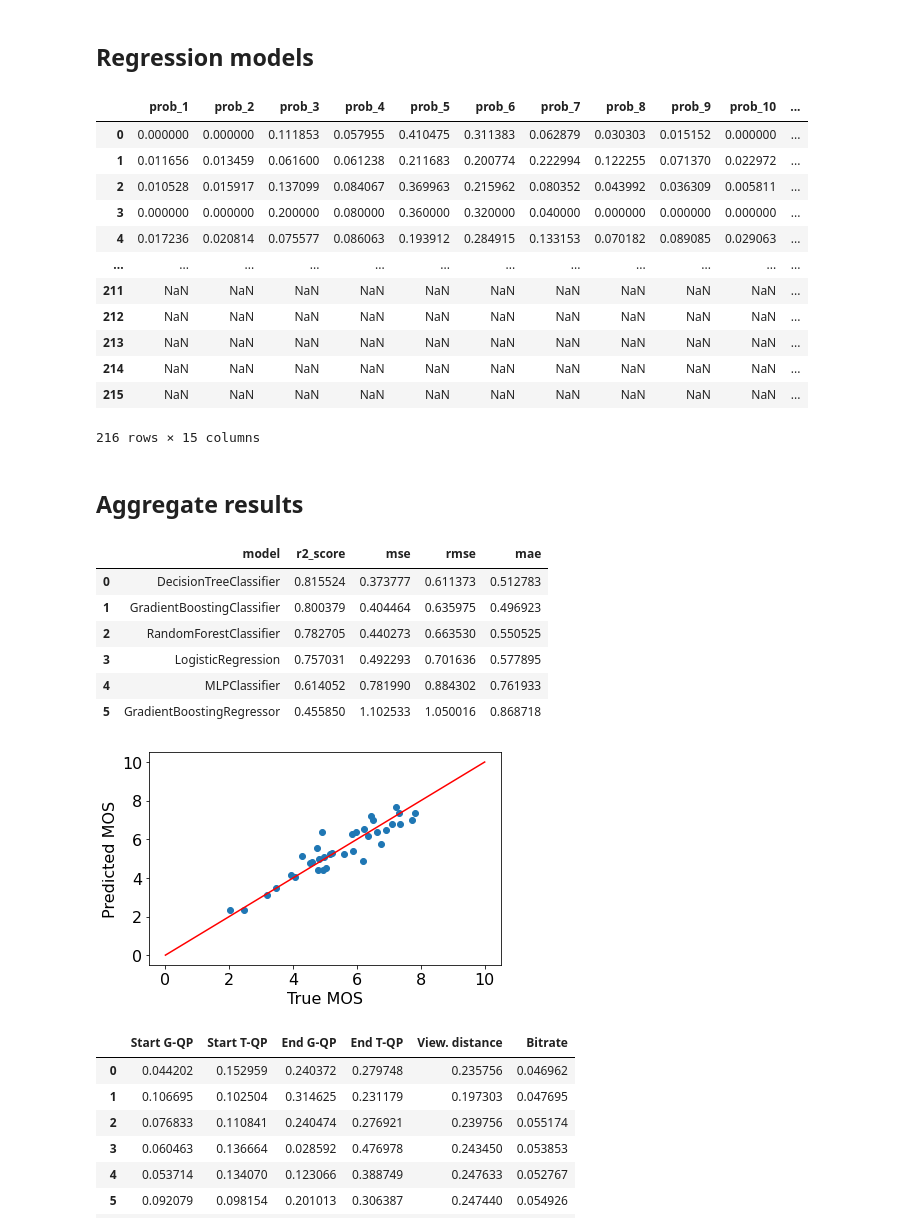
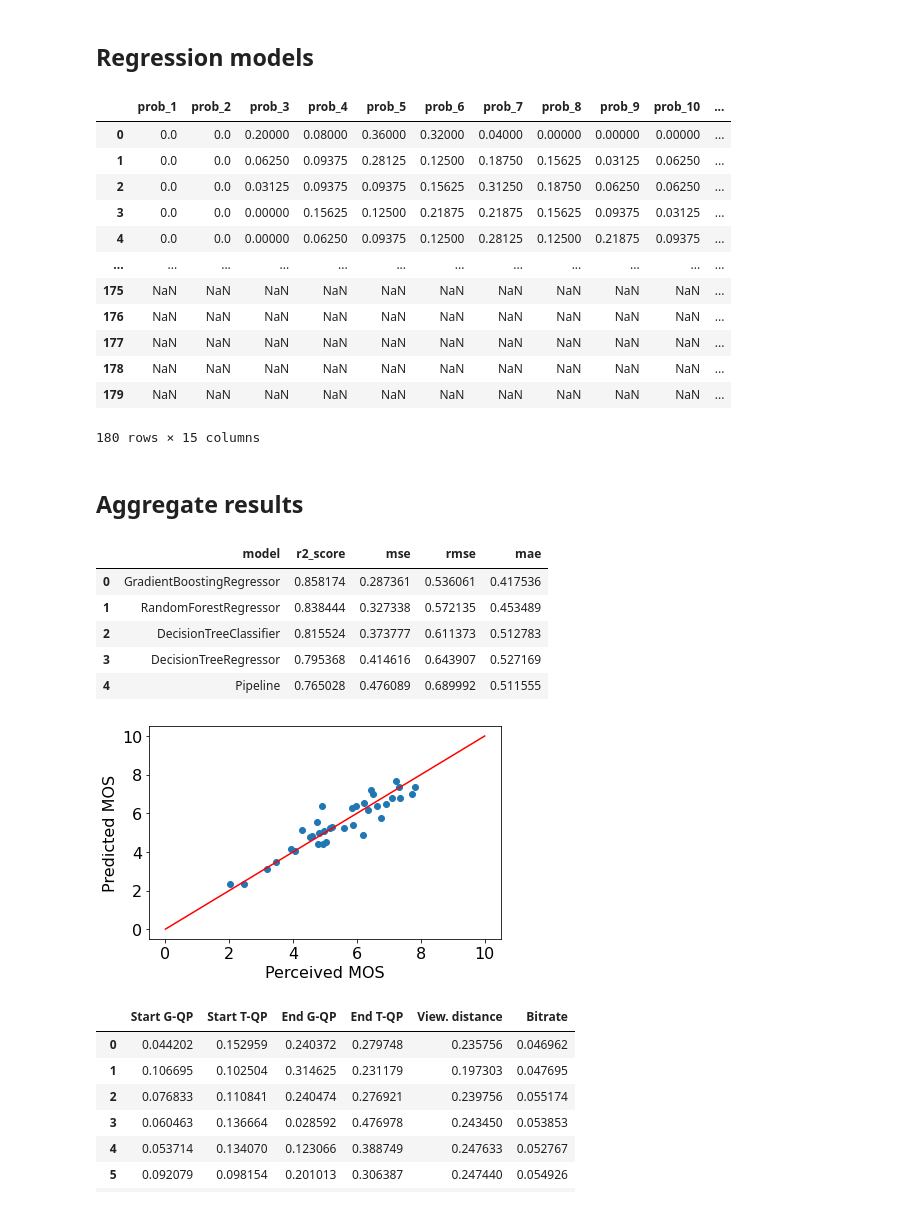
Before and after one commit to minhkstn/PointCloudQoEModels, a Jupyter notebook: point_cloud_qoe_models.ipynb, the cells around one changed output. Drawn from its saved outputs; the diff is of its cells as text; code cells hidden in the pictures.

```diff
--- a/point_cloud_qoe_models.ipynb
+++ b/point_cloud_qoe_models.ipynb
@@ -532,55 +536,49 @@ seed = 117
 
 regressor_models = [
     # KNeighborsRegressor(leaf_size=10, n_neighbors=10),
-    # RandomForestRegressor(random_state=seed),
+    RandomForestRegressor(random_state=seed),
     # Ridge(random_state=seed),
     # Lasso(random_state=seed),
-    GradientBoostingRegressor(random_state=seed,
-                              learning_rate=0.01,
-                              min_samples_leaf=2,
-                              min_samples_split=10,
-                              n_estimators=45,
-
-                              ),
-    # DecisionTreeRegressor(random_state=seed),
+    GradientBoostingRegressor(random_state=seed),
+    DecisionTreeRegressor(random_state=seed),
     # MLPRegressor(random_state=seed),
     # LinearRegression(),
-    # make_pipeline(PolynomialFeatures(2), preprocessing.StandardScaler(), LinearRegression())
+    make_pipeline(PolynomialFeatures(2), preprocessing.StandardScaler(), LinearRegression())
 ]
 
 for group_name in groups.groups.keys():
     x_train, y_train, x_test, y_test = get_train_test_fold(groups, group_name)
 
     for model in regressor_models:
         model.fit(x_train, y_train)
 
         # result is the MOS prediction
         mos_prediction = model.predict(x_test)
 
         results = pd.DataFrame(mos_prediction, columns =['predicted_mos'])
         results['test_configuration'] = str(group_name)
         results['model'] = model.__class__.__name__
         results['true_mos'] = y_test
         results['predicted_mos'] =float(mos_prediction)
         results['mse'] = mean_squared_error(results['true_mos'], results['predicted_mos'])
 
         report = pd.concat([report, results], axis=0, ignore_index=True)
 
 report
 # %% [output]
 |  | prob_1 | prob_2 | prob_3 | prob_4 | prob_5 | prob_6 | prob_7 | prob_8 | prob_9 | prob_10 | ... |
-| 0 | 0.000000 | 0.000000 | 0.111853 | 0.057955 | 0.410475 | 0.311383 | 0.062879 | 0.030303 | 0.015152 | 0.000000 | ... |
-| 1 | 0.011656 | 0.013459 | 0.061600 | 0.061238 | 0.211683 | 0.200774 | 0.222994 | 0.122255 | 0.071370 | 0.022972 | ... |
-| 2 | 0.010528 | 0.015917 | 0.137099 | 0.084067 | 0.369963 | 0.215962 | 0.080352 | 0.043992 | 0.036309 | 0.005811 | ... |
-| 3 | 0.000000 | 0.000000 | 0.200000 | 0.080000 | 0.360000 | 0.320000 | 0.040000 | 0.000000 | 0.000000 | 0.000000 | ... |
-| 4 | 0.017236 | 0.020814 | 0.075577 | 0.086063 | 0.193912 | 0.284915 | 0.133153 | 0.070182 | 0.089085 | 0.029063 | ... |
+| 0 | 0.0 | 0.0 | 0.20000 | 0.08000 | 0.36000 | 0.32000 | 0.04000 | 0.00000 | 0.00000 | 0.00000 | ... |
+| 1 | 0.0 | 0.0 | 0.06250 | 0.09375 | 0.28125 | 0.12500 | 0.18750 | 0.15625 | 0.03125 | 0.06250 | ... |
+| 2 | 0.0 | 0.0 | 0.03125 | 0.09375 | 0.09375 | 0.15625 | 0.31250 | 0.18750 | 0.06250 | 0.06250 | ... |
+| 3 | 0.0 | 0.0 | 0.00000 | 0.15625 | 0.12500 | 0.21875 | 0.21875 | 0.15625 | 0.09375 | 0.03125 | ... |
+| 4 | 0.0 | 0.0 | 0.00000 | 0.06250 | 0.09375 | 0.12500 | 0.28125 | 0.12500 | 0.21875 | 0.09375 | ... |
 | ... | ... | ... | ... | ... | ... | ... | ... | ... | ... | ... | ... |
-| 211 | NaN | NaN | NaN | NaN | NaN | NaN | NaN | NaN | NaN | NaN | ... |
-| 212 | NaN | NaN | NaN | NaN | NaN | NaN | NaN | NaN | NaN | NaN | ... |
-| 213 | NaN | NaN | NaN | NaN | NaN | NaN | NaN | NaN | NaN | NaN | ... |
-| 214 | NaN | NaN | NaN | NaN | NaN | NaN | NaN | NaN | NaN | NaN | ... |
-| 215 | NaN | NaN | NaN | NaN | NaN | NaN | NaN | NaN | NaN | NaN | ... |
+| 175 | NaN | NaN | NaN | NaN | NaN | NaN | NaN | NaN | NaN | NaN | ... |
+| 176 | NaN | NaN | NaN | NaN | NaN | NaN | NaN | NaN | NaN | NaN | ... |
+| 177 | NaN | NaN | NaN | NaN | NaN | NaN | NaN | NaN | NaN | NaN | ... |
+| 178 | NaN | NaN | NaN | NaN | NaN | NaN | NaN | NaN | NaN | NaN | ... |
+| 179 | NaN | NaN | NaN | NaN | NaN | NaN | NaN | NaN | NaN | NaN | ... |
-216 rows × 15 columns
+180 rows × 15 columns
 # %% [markdown]
 ## Aggregate results
 # %%
@@ -615,18 +613,17 @@ model_performance = model_performance.sort_values(["r2_score", "mse", "mae"], as
 model_performance
 # %% [output]
 |  | model | r2_score | mse | rmse | mae |
-| 0 | DecisionTreeClassifier | 0.815524 | 0.373777 | 0.611373 | 0.512783 |
-| 1 | GradientBoostingClassifier | 0.800379 | 0.404464 | 0.635975 | 0.496923 |
-| 2 | RandomForestClassifier | 0.782705 | 0.440273 | 0.663530 | 0.550525 |
-| 3 | LogisticRegression | 0.757031 | 0.492293 | 0.701636 | 0.577895 |
-| 4 | MLPClassifier | 0.614052 | 0.781990 | 0.884302 | 0.761933 |
-| 5 | GradientBoostingRegressor | 0.455850 | 1.102533 | 1.050016 | 0.868718 |
+| 0 | GradientBoostingRegressor | 0.858174 | 0.287361 | 0.536061 | 0.417536 |
+| 1 | RandomForestRegressor | 0.838444 | 0.327338 | 0.572135 | 0.453489 |
+| 2 | DecisionTreeClassifier | 0.815524 | 0.373777 | 0.611373 | 0.512783 |
+| 3 | DecisionTreeRegressor | 0.795368 | 0.414616 | 0.643907 | 0.527169 |
+| 4 | Pipeline | 0.765028 | 0.476089 | 0.689992 | 0.511555 |
 # %%
 report.to_csv('performance_per_model.csv', index=False)
 model_performance.to_csv('models_scores.csv', index=False)
 # %%
+import matplotlib.pyplot as plt
 plt.rcParams.update({'font.size': 16})
-import matplotlib.pyplot as plt
 
 for model, group_content in report.groupby('model'):
     if model == "GradientBoostingRegressor":
@@ -638,13 +635,13 @@ for model, group_content in report.groupby('model'):
         plt.plot([0, 10], [0, 10], color = 'red')
 
         # Label the axes
-        plt.xlabel('True MOS')
+        plt.xlabel('Perceived MOS')
         plt.ylabel('Predicted MOS')
         plt.tight_layout()
         plt.savefig('./figures/predicted_and_true_distribution_GBR.pdf')
         plt.show()
 # %% [output]
-[figure, old version]
+[figure, new version]
 # %%
 regressor_models = [
     GradientBoostingRegressor(random_state=seed),
```
Also changed, not shown: parts of 14 cells of this notebook.
